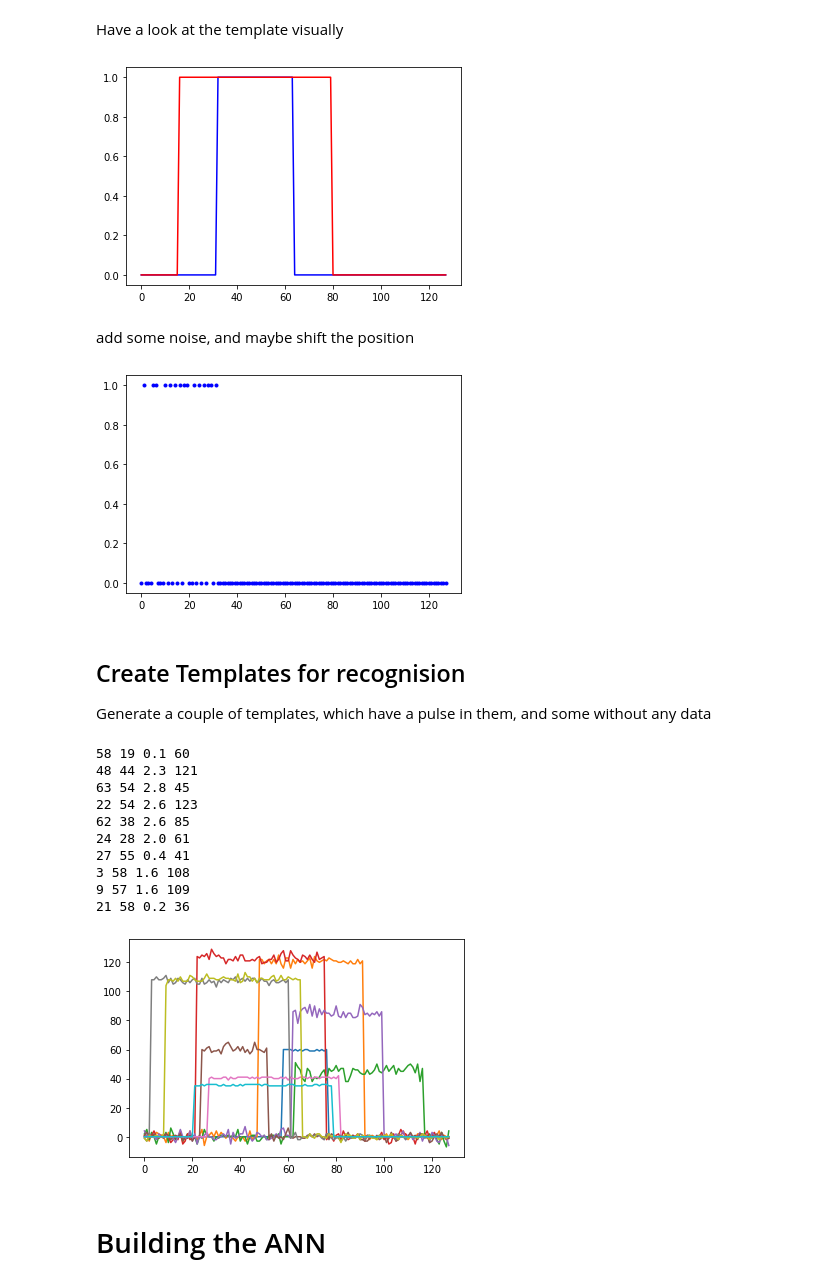
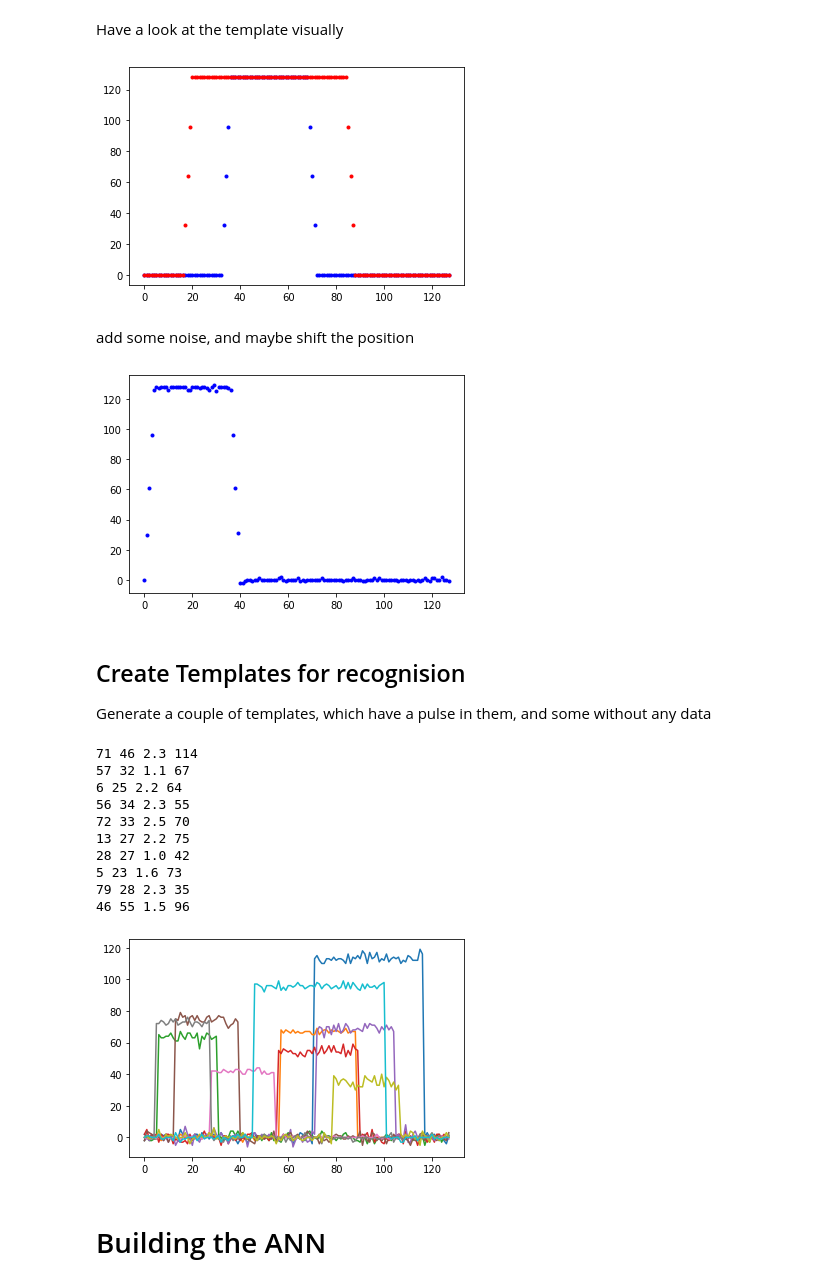
Before and after one commit to JochiSt/AI_PulseReconstruction, a Jupyter notebook: TestSTM32_AI.ipynb, the cells around one changed output. Drawn from its saved outputs; the diff is of its cells as text; code cells hidden in the pictures.

Commit message:
added plots for verification and added rising and falling slope

```diff
--- a/TestSTM32_AI.ipynb
+++ b/TestSTM32_AI.ipynb
@@ -11,18 +11,34 @@ import matplotlib.pyplot as plt
 ## Generate template
 # %%
 TOTAL_SAMPLES = 128
+RISING_POINTS = 4
 
 def generateTemplate(position = 0, pulse_length = 32, height=1, noise=0):
 
-  assert TOTAL_SAMPLES - pulse_length - position > 0
+  assert TOTAL_SAMPLES - pulse_length - position - RISING_POINTS * 2 > 0
 
-  template = np.append(np.zeros(position), np.ones(pulse_length))
-  template = np.append(template, np.zeros( TOTAL_SAMPLES - pulse_length - position))
+  # zeroes at front of the pulse
+  template = np.zeros(position)
 
+  # create rising edge
+  template = np.append(template, np.linspace(0,1,RISING_POINTS, endpoint=False))
+
+  # high part of the pulse
+  template = np.append(template, np.ones(pulse_length))
+
+  # create falling edge
+  template = np.append(template, np.linspace(1,0,RISING_POINTS, endpoint=False))
+
+  # zeroes after the pulse
+  template = np.append(template, np.zeros( TOTAL_SAMPLES - pulse_length - position - 2*RISING_POINTS))
+
+  # multiply by the height to get the right amplitude
   template *= height
 
   # add some noise
   template  += noise * np.random.randn(*template.shape)
+
+  # convert to integer
   template = template.astype(int)
 
   return template
@@ -33,19 +49,19 @@ template length:  128
 # %% [markdown]
 Have a look at the template visually
 # %%
-plt.plot(generateTemplate(position = 32, pulse_length=32), 'b')
-plt.plot(generateTemplate(position = 16, pulse_length=64), 'r')
+plt.plot(generateTemplate(position = 32, pulse_length=32, height=128), 'b.')
+plt.plot(generateTemplate(position = 16, pulse_length=64, height=128), 'r.')
 plt.show()
 # %% [output]
-[figure, old version]
+[figure, new version]
 # %% [markdown]
 add some noise, and maybe shift the position
 # %%
 # Plot our data
-plt.plot(generateTemplate(noise=0.1), 'b.')
+plt.plot(generateTemplate(height=128, noise=1), 'b.')
 plt.show()
 # %% [output]
-[figure, old version]
+[figure, new version]
 # %% [markdown]
 ## Create Templates for recognision
 
@@ -62,17 +78,17 @@ for i in range(10):
 
 plt.show()
 # %% [output]
-58 19 0.1 60
-48 44 2.3 121
-63 54 2.8 45
-22 54 2.6 123
-62 38 2.6 85
-24 28 2.0 61
-27 55 0.4 41
-3 58 1.6 108
-9 57 1.6 109
-21 58 0.2 36
+71 46 2.3 114
+57 32 1.1 67
+6 25 2.2 64
+56 34 2.3 55
+72 33 2.5 70
+13 27 2.2 75
+28 27 1.0 42
+5 23 1.6 73
+79 28 2.3 35
+46 55 1.5 96
-[figure, old version]
+[figure, new version]
 # %% [markdown]
 # Building the ANN
 # %% [markdown]
```
Also changed, not shown: parts of 17 cells of this notebook.
